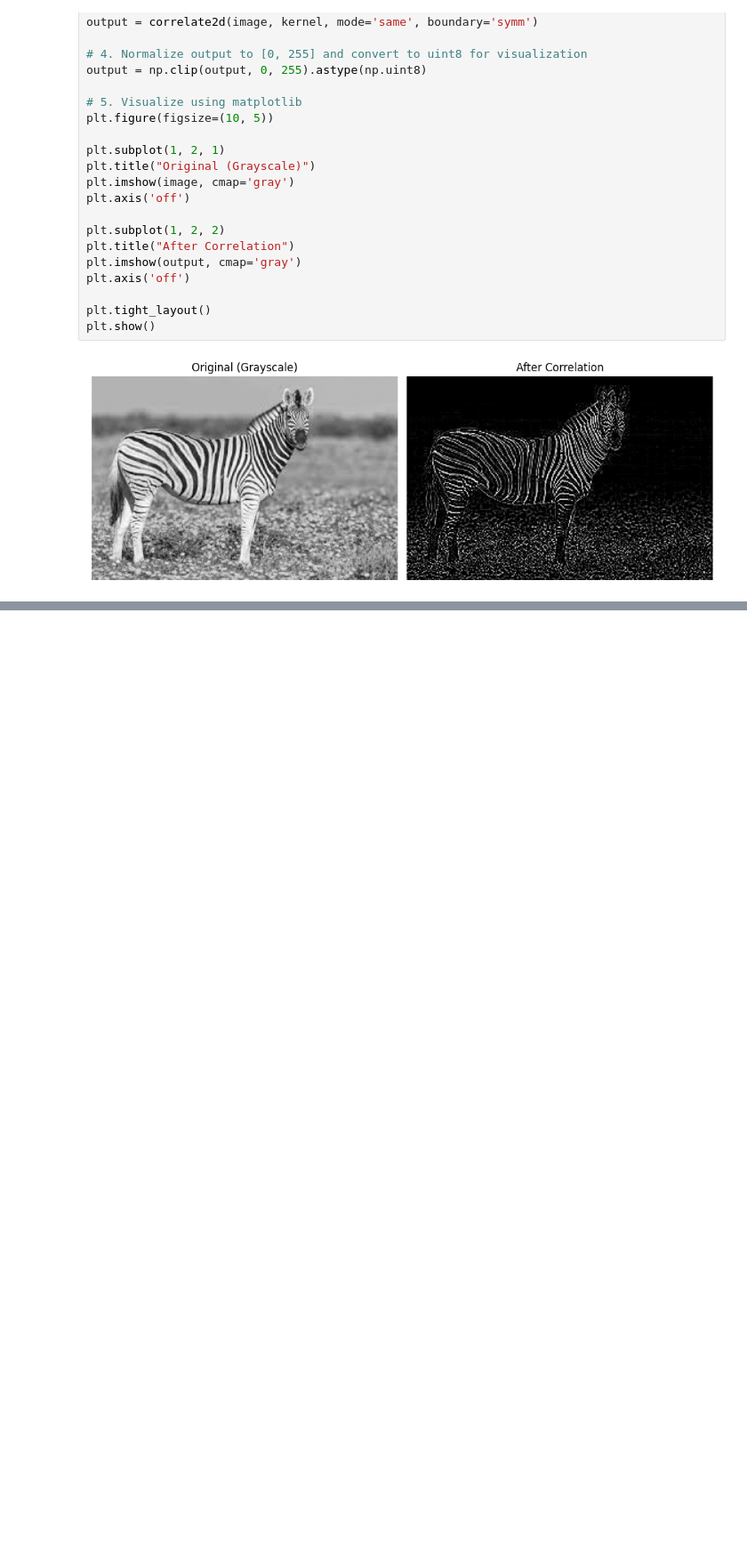
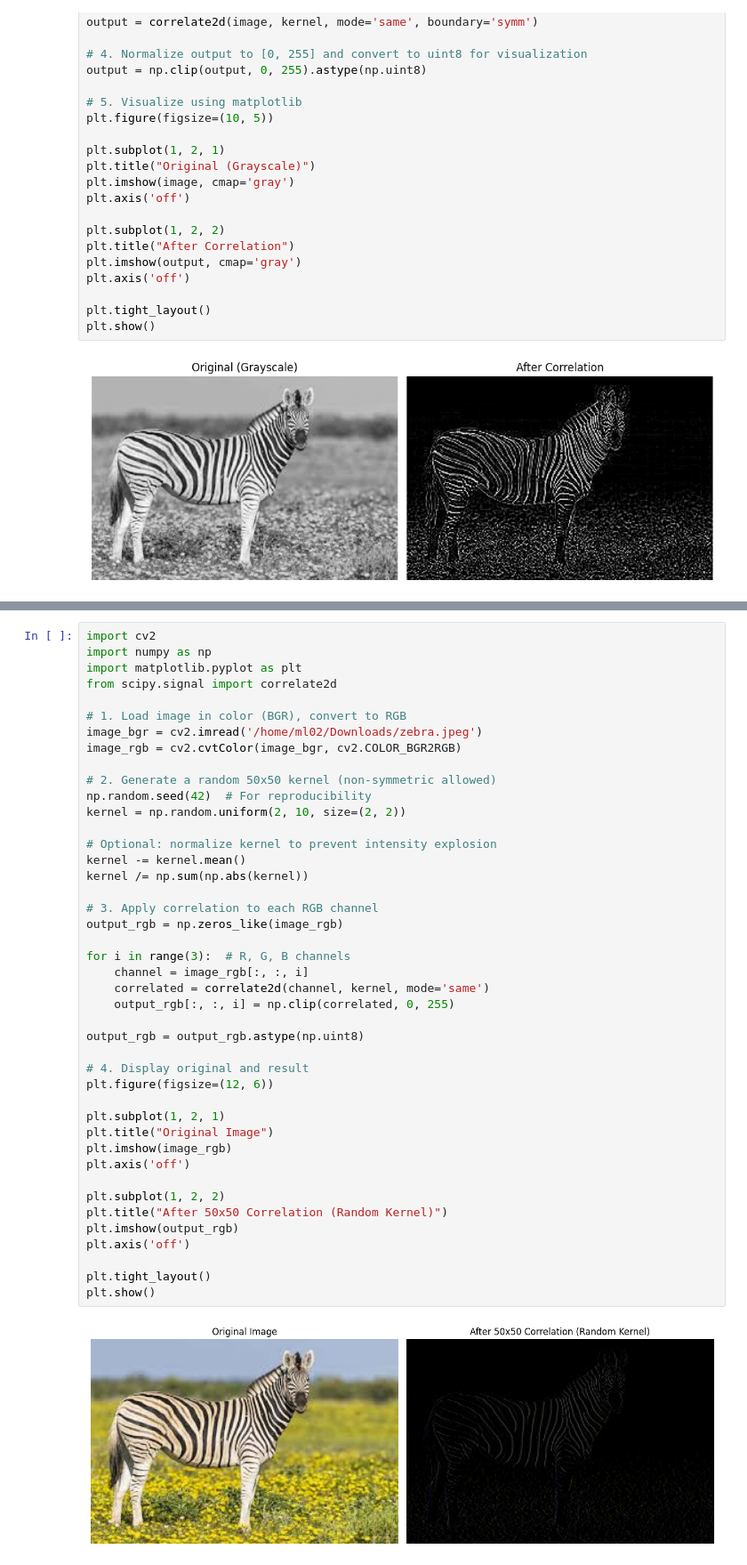
Before and after one commit to ml02-msi/pytorch_tutorial, a Jupyter notebook: basics.ipynb, the cells around one changed output, grey strips where cells are left out. Shown at 89% size. Cells and saved outputs as stored; diff of their text form; blank space fills up the shorter version.

```diff
--- a/basics.ipynb
+++ b/basics.ipynb
@@ -93,0 +188,45 @@ plt.show()
+# %%
+import cv2
+import numpy as np
+import matplotlib.pyplot as plt
+from scipy.signal import correlate2d
+
+# 1. Load image in color (BGR), convert to RGB
+image_bgr = cv2.imread('/home/ml02/Downloads/zebra.jpeg')
+image_rgb = cv2.cvtColor(image_bgr, cv2.COLOR_BGR2RGB)
+
+# 2. Generate a random 50x50 kernel (non-symmetric allowed)
+np.random.seed(42)  # For reproducibility
+kernel = np.random.uniform(2, 10, size=(2, 2))
+
+# Optional: normalize kernel to prevent intensity explosion
+kernel -= kernel.mean()
+kernel /= np.sum(np.abs(kernel))
+
+# 3. Apply correlation to each RGB channel
+output_rgb = np.zeros_like(image_rgb)
+
+for i in range(3):  # R, G, B channels
+    channel = image_rgb[:, :, i]
+    correlated = correlate2d(channel, kernel, mode='same')
+    output_rgb[:, :, i] = np.clip(correlated, 0, 255)
+
+output_rgb = output_rgb.astype(np.uint8)
+
+# 4. Display original and result
+plt.figure(figsize=(12, 6))
+
+plt.subplot(1, 2, 1)
+plt.title("Original Image")
+plt.imshow(image_rgb)
+plt.axis('off')
+
+plt.subplot(1, 2, 2)
+plt.title("After 50x50 Correlation (Random Kernel)")
+plt.imshow(output_rgb)
+plt.axis('off')
+
+plt.tight_layout()
+plt.show()
+# %% [output]
+[figure, added]
```
Also changed, not shown: parts of 3 cells of this notebook, 1 other file.
